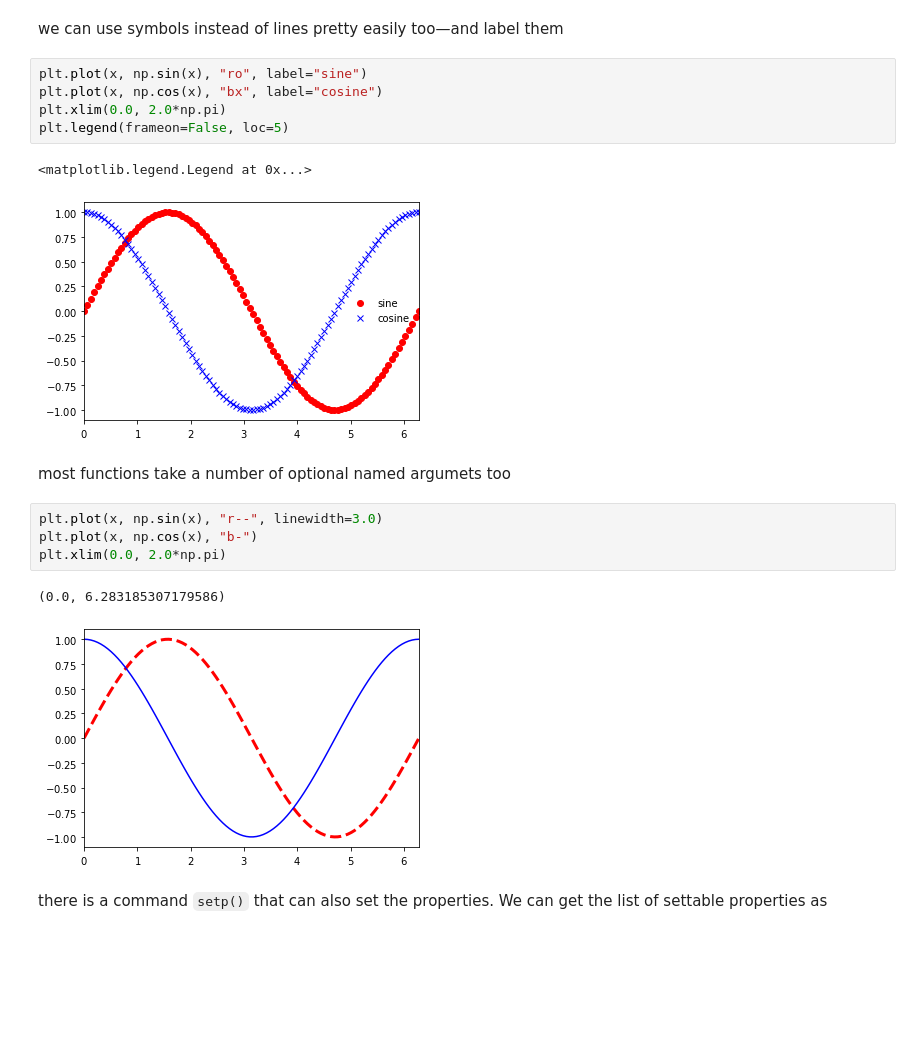
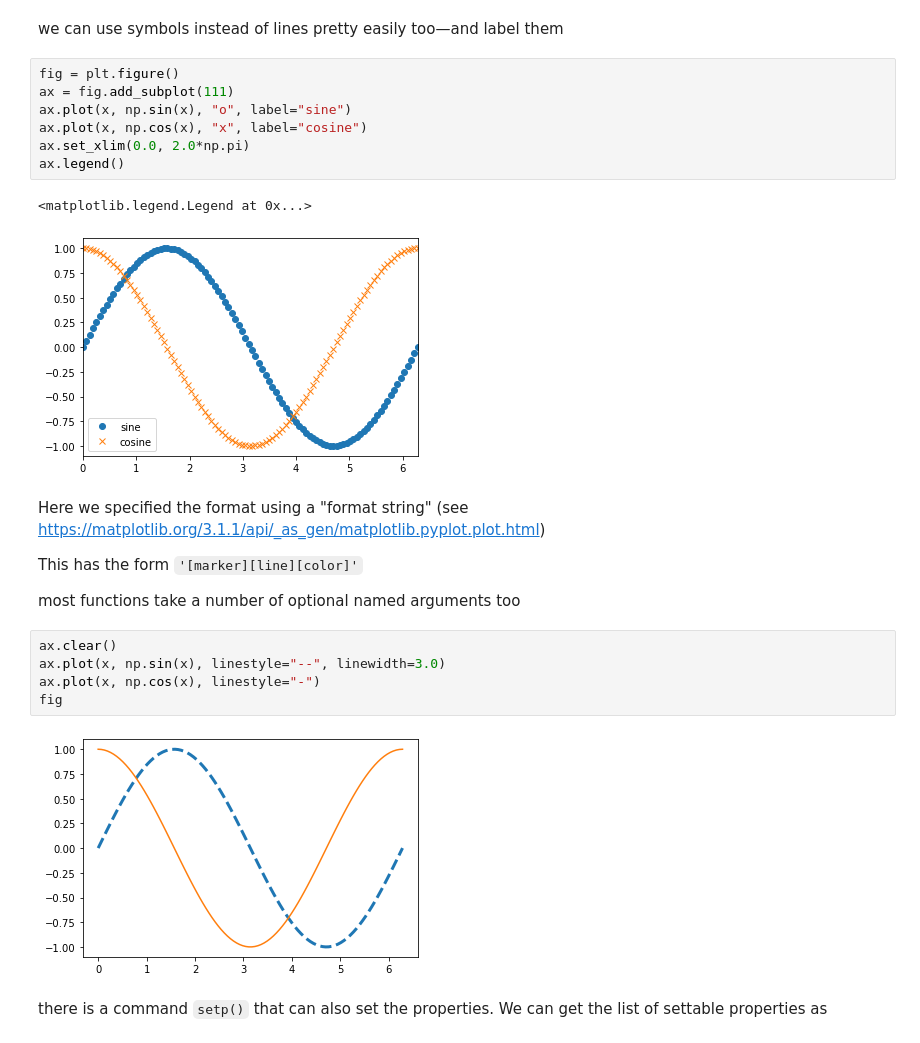
Before and after one commit to sbu-python-class/python-science, a Jupyter notebook: content/04-matplotlib/matplotlib-basics.ipynb, the cells around one changed output. Cells and saved outputs as stored; diff of their text form; blank space fills up the shorter version.

```diff
--- a/content/04-matplotlib/matplotlib-basics.ipynb
+++ b/content/04-matplotlib/matplotlib-basics.ipynb
@@ -86,21 +97,27 @@ We can plot 2 lines on a plot simply by calling plot twice.  Make a plot with bo
 # %% [markdown]
 we can use symbols instead of lines pretty easily too&mdash;and label them
 # %%
-plt.plot(x, np.sin(x), "ro", label="sine")
-plt.plot(x, np.cos(x), "bx", label="cosine")
-plt.xlim(0.0, 2.0*np.pi)
-plt.legend(frameon=False, loc=5)
+fig = plt.figure()
+ax = fig.add_subplot(111)
+ax.plot(x, np.sin(x), "o", label="sine")
+ax.plot(x, np.cos(x), "x", label="cosine")
+ax.set_xlim(0.0, 2.0*np.pi)
+ax.legend()
 # %% [output]
 <matplotlib.legend.Legend at 0x...>
-[figure, old version]
+[figure, new version]
-# %% [markdown]
-most functions take a number of optional named argumets too
+# %% [markdown]
+Here we specified the format using a "format string" (see https://matplotlib.org/3.1.1/api/_as_gen/matplotlib.pyplot.plot.html)
+
+This has the form `'[marker][line][color]'`
+
+most functions take a number of optional named arguments too
 # %%
-plt.plot(x, np.sin(x), "r--", linewidth=3.0)
-plt.plot(x, np.cos(x), "b-")
-plt.xlim(0.0, 2.0*np.pi)
+ax.clear()
+ax.plot(x, np.sin(x), linestyle="--", linewidth=3.0)
+ax.plot(x, np.cos(x), linestyle="-")
+fig
 # %% [output]
-(0.0, 6.283185307179586)
-[figure, old version]
+[figure, new version]
 # %% [markdown]
 there is a command `setp()` that can also set the properties.  We can get the list of settable properties as
```
Also changed, not shown: parts of 48 cells of this notebook.
